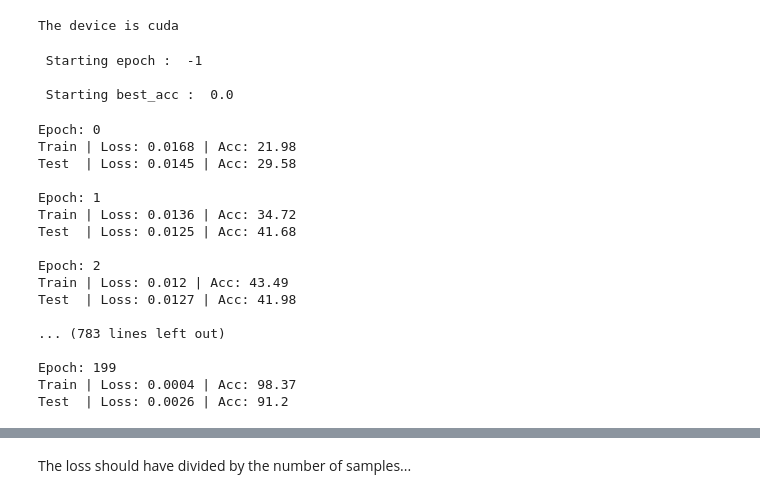
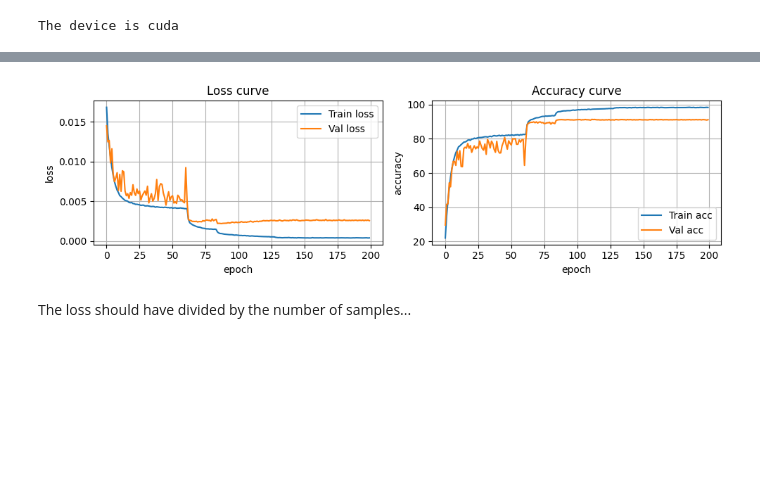
Before and after one commit to ukarthik27/cifar-resnet, a Jupyter notebook: MP_DeepNet_SameStride.ipynb, the cells around one changed output, grey strips where cells are left out. Cells and saved outputs as stored; diff of their text form; code cells hidden in the pictures; blank space fills up the shorter version.

```diff
--- a/MP_DeepNet_SameStride.ipynb
+++ b/MP_DeepNet_SameStride.ipynb
@@ -267,39 +267,17 @@ train_losses = checkpoint['train_loss']
 test_losses = checkpoint['test_loss']
 train_accs = checkpoint['train_acc']
 test_accs = checkpoint['test_acc']
-lrs = checkpoint['lr']
+lrs = checkpoint['lrs']
 best_acc = 0.0 if not test_accs else max(test_accs)
 start_epoch = checkpoint['epoch']
 print("\n Starting epoch : ",start_epoch)
 print("\n Starting best_acc : ",best_acc)
-# %% [output]
- Starting epoch :  -1
-
- Starting best_acc :  0.0
 # %%
-for epoch in range(start_epoch +1 , start_epoch + 201):
+for epoch in range(start_epoch +1 , start_epoch + 101):
     train(epoch)
     test(epoch)
     lrs.append(optimizer.param_groups[0]['lr'])
     scheduler.step(test_accs[-1])
-# %% [output]
-Epoch: 0
-Train | Loss: 0.0168 | Acc: 21.98
-Test  | Loss: 0.0145 | Acc: 29.58
-
-Epoch: 1
-Train | Loss: 0.0136 | Acc: 34.72
-Test  | Loss: 0.0125 | Acc: 41.68
-
-Epoch: 2
-Train | Loss: 0.012 | Acc: 43.49
-Test  | Loss: 0.0127 | Acc: 41.98
-
-... (783 lines left out)
-
-Epoch: 199
-Train | Loss: 0.0004 | Acc: 98.37
-Test  | Loss: 0.0026 | Acc: 91.2
 # %%
 !pip install matplotlib
 import matplotlib.pyplot as plt
@@ -307,7 +285,6 @@ plt.figure(figsize = (10,3))
 plt.subplot(1, 2, 1)
 plt.plot(range(len(train_losses)), train_losses, label = 'Train loss')
 plt.plot(range(len(test_losses)), test_losses, label = 'Val loss')
-plt.plot(range(len(lrs)), lrs, label = 'learning rate')
 plt.title('Loss curve')
 plt.xlabel('epoch')
 plt.ylabel('loss')
@@ -316,7 +293,6 @@ plt.legend()
 plt.subplot(1, 2, 2)
 plt.plot(range(len(train_losses)), train_accs, label = 'Train acc')
 plt.plot(range(len(test_losses)), test_accs, label = 'Val acc')
-plt.plot(range(len(lrs)), lrs, label = 'learning rate')
 plt.title('Accuracy curve')
 plt.xlabel('epoch')
 plt.ylabel('accuracy')
@@ -324,3 +300,4 @@ plt.grid()
 plt.legend()
 plt.tight_layout()
 plt.show()
+# %% [output]
@@ -327,3 +315,4 @@ plt.show()
+[figure, added]
 # %% [markdown]
 The loss should have divided by the number of samples...
 # %%
```
Also changed, not shown: parts of 4 cells of this notebook, 2 other files.
